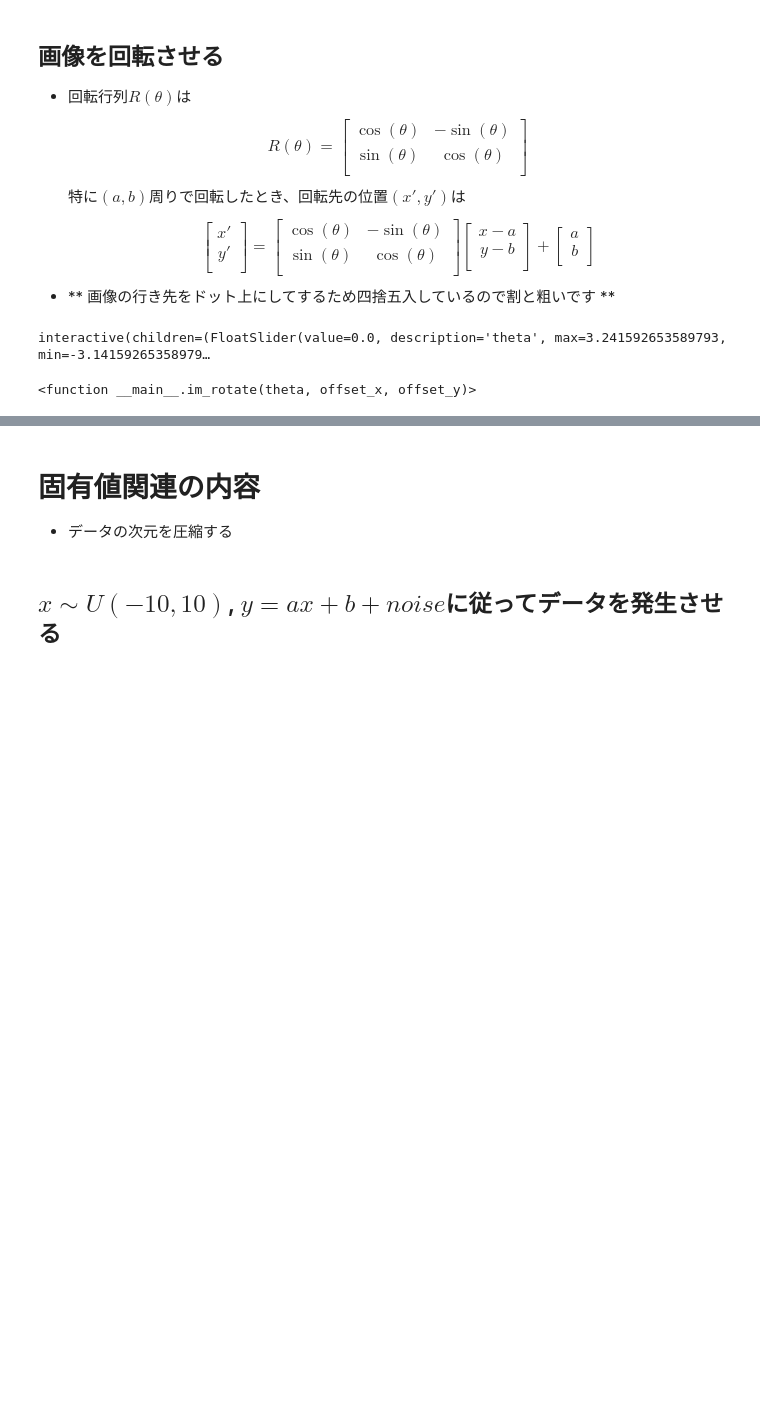
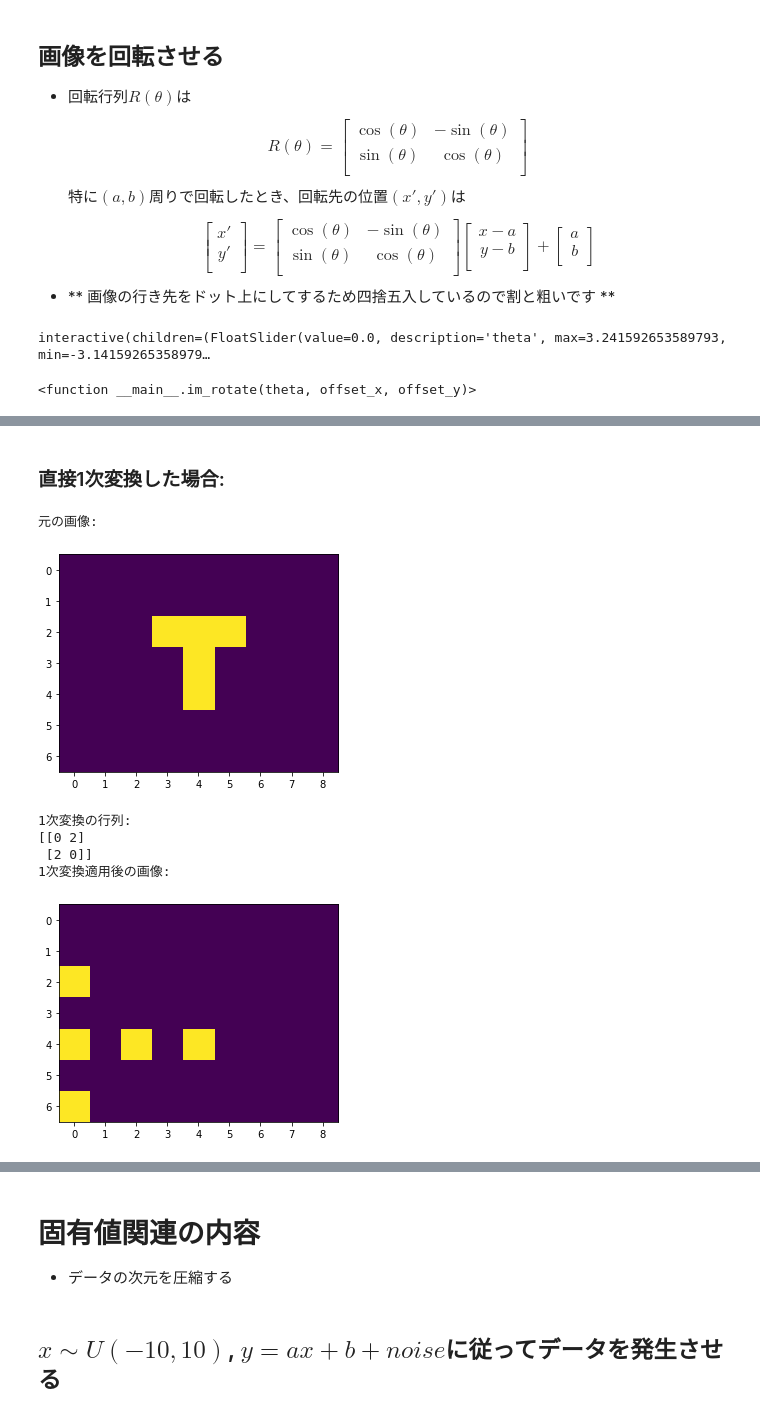
Before and after one commit to fumish/self_study, a Jupyter notebook: linalg_demo1_v2.ipynb, the cells around one changed output, grey strips where cells are left out. Drawn from its saved outputs; the diff is of its cells as text; code cells hidden in the pictures; blank space fills up the shorter version.

```diff
--- a/linalg_demo1_v2.ipynb
+++ b/linalg_demo1_v2.ipynb
@@ -205,0 +224,30 @@ interactive(children=(FloatSlider(value=0.0, description='theta', max=3.24159265
+# %% [markdown]
+### 直接1次変換した場合:
+# %%
+# A = np.array([[np.sqrt(2), -0.5],[-0.5, -np.sqrt(2)]])
+A = np.array([[0, 2],[2, 0]])
+offset_x, offset_y = 4, 4
+pos_dash = np.zeros((len(pos_x), 2))
+X_dash = np.zeros(X.shape)
+for i, (i_pos_x, i_pos_y) in enumerate(zip(pos_x, pos_y)):
+    pos_dash[i,:] = np.round(A @ np.array([i_pos_x - offset_x, i_pos_y - offset_y])) + np.array([offset_x, offset_y])
+
+for i in range(len(pos_x)):
+    X_dash[int(pos_dash[i,0]), int(pos_dash[i,1])] = X[pos_x[i], pos_y[i]]
+print("元の画像:")
+plt.imshow(X)
+plt.show()
+
+print("1次変換の行列:")
+print(A)
+print("1次変換適用後の画像:")
+plt.imshow(X_dash)
+plt.show()
+# %% [output]
+元の画像:
+[figure, added]
+1次変換の行列:
+[[0 2]
+ [2 0]]
+1次変換適用後の画像:
+[figure, added]
```
Also changed, not shown: parts of 10 cells of this notebook, 1 other file.
